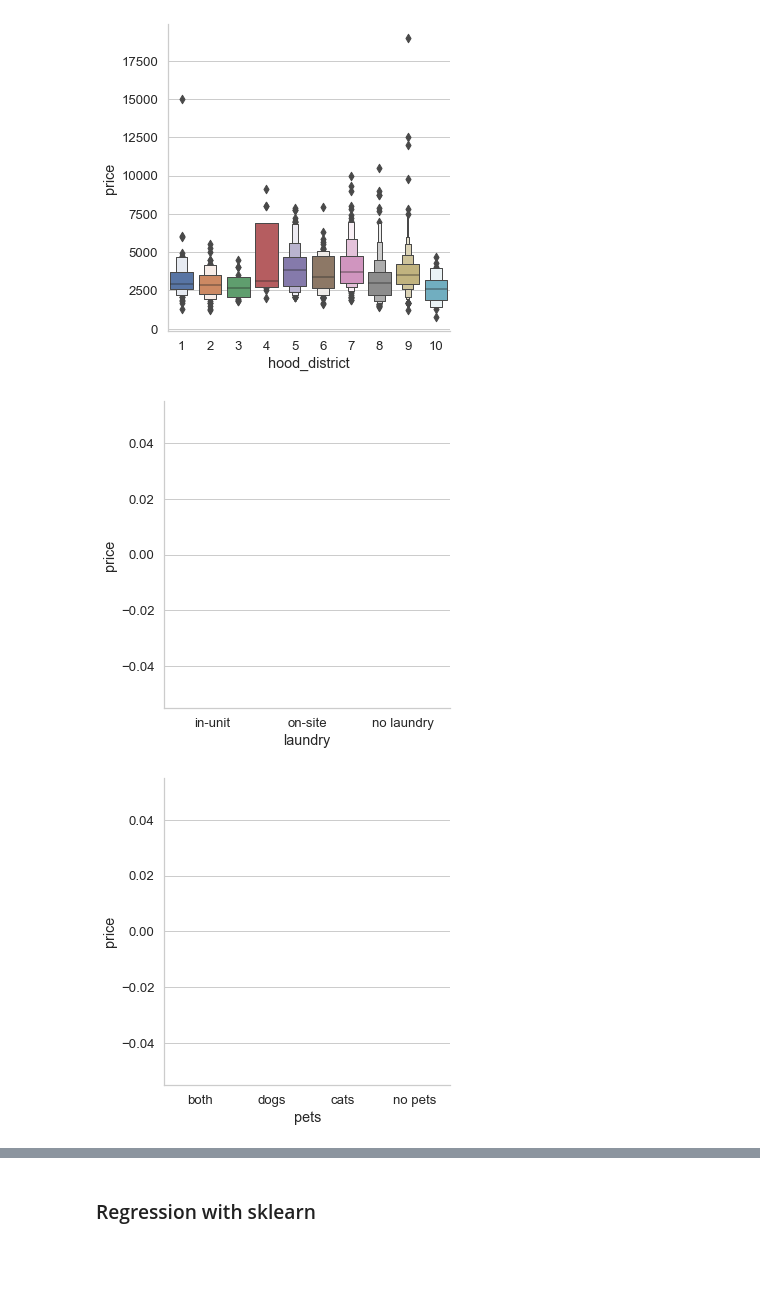
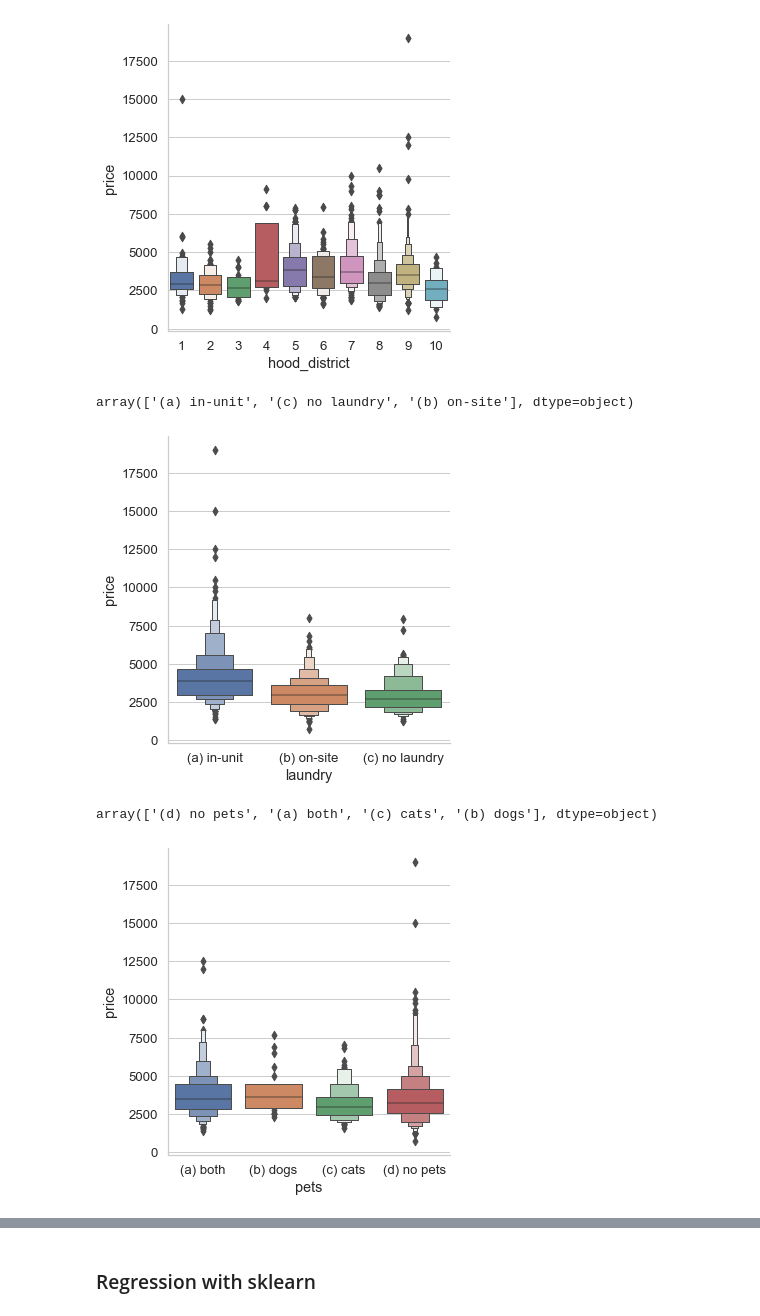
Before and after one commit to alfredjackieots/CL-housing-rent-predictions, a Jupyter notebook: scratch/regression_test.ipynb, the cells around one changed output, grey strips where cells are left out. Drawn from its saved outputs; the diff is of its cells as text; code cells hidden in the pictures; blank space fills up the shorter version.

```diff
--- a/scratch/regression_test.ipynb
+++ b/scratch/regression_test.ipynb
@@ -17,7 +17,7 @@ sns.set(context='notebook', style='whitegrid', font_scale=1.2)
 # %% [markdown]
 ## Review of sf DataFrame
 # %%
-sf = pd.read_csv('data_files/sf_clean.csv')
+sf = pd.read_csv('../data_files/sf_clean.csv')
 # %%
 # Reformatting hood_district names
 sf['hood_district'] = sf['hood_district'].astype(int)
@@ -90,13 +90,21 @@ order = ['1', '2', '3', '4', '5', '6', '7', '8', '9', '10']
 sns.catplot(x='hood_district', y='price', data=sf, order=order, kind='boxen');
 # %% [output]
 [figure]
+# %%
+sf.laundry.unique()
+# %% [output]
+array(['(a) in-unit', '(c) no laundry', '(b) on-site'], dtype=object)
 # %%
 # Laundry & Price
-sns.catplot(x='laundry', y='price', data=sf, kind='boxen', order=['in-unit', 'on-site', 'no laundry']);
+sns.catplot(x='laundry', y='price', data=sf, kind='boxen', order=['(a) in-unit', '(b) on-site', '(c) no laundry']);
 # %% [output]
-[figure, old version]
+[figure, new version]
+# %%
+sf.pets.unique()
+# %% [output]
+array(['(d) no pets', '(a) both', '(c) cats', '(b) dogs'], dtype=object)
 # %%
 # Pets & Price
-sns.catplot(x='pets', y='price', data=sf, kind='boxen', order=['both', 'dogs', 'cats', 'no pets']);
+sns.catplot(x='pets', y='price', data=sf, kind='boxen', order=['(a) both', '(b) dogs', '(c) cats', '(d) no pets']);
 # %% [output]
-[figure, old version]
+[figure, new version]
```
Also changed, not shown: parts of 7 cells of this notebook, 8 other files.
